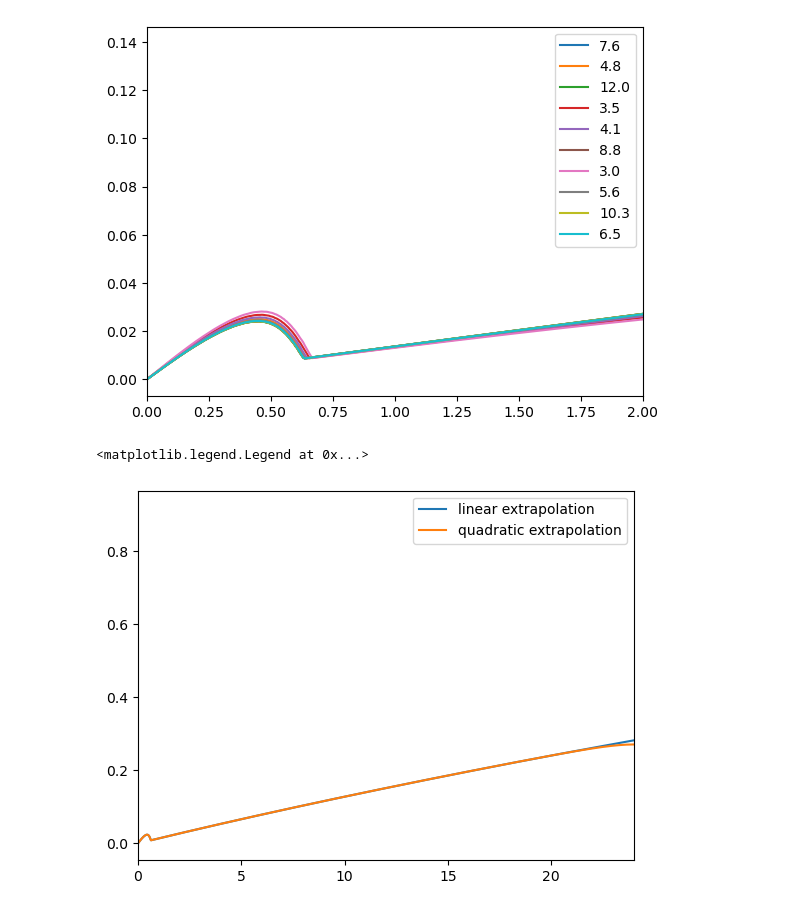
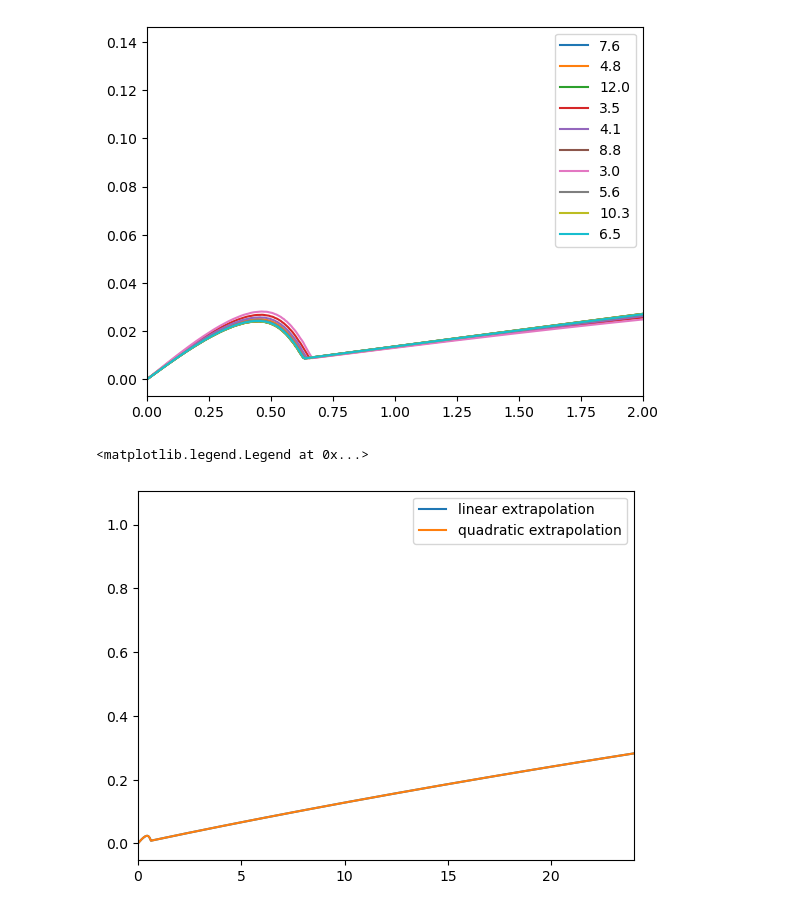
Before and after one commit to keiwanjamaly/sim, a Jupyter notebook: data-visualizer.ipynb, the cells around one changed output. Cells and saved outputs as stored; diff of their text form; code cells hidden in the pictures.

Commit message:
fist log grid approach

```diff
--- a/data-visualizer.ipynb
+++ b/data-visualizer.ipynb
@@ -5,11 +6,11 @@ import numpy as np
 # %%
-test_1_d = ["mu=0.0_T=0.3_sigmaMax=6.0_Lambda=1000.0_kir=0.0001_nGrid=1000_nFlavor=2_tolerance=1.000000e-12_d=1.hdf5",
-            "mu=0.0_T=0.3_sigmaMax=12.0_Lambda=1000.0_kir=0.0001_nGrid=2000_nFlavor=2_tolerance=1.000000e-12_d=1.hdf5",
-            "mu=0.0_T=0.3_sigmaMax=24.0_Lambda=1000.0_kir=0.0001_nGrid=4000_nFlavor=2_tolerance=1.000000e-12_d=1.hdf5"]
+test_2_d = ["mu=0.0_T=0.3_sigmaMax=6.116782006870797_Lambda=1000.0_kir=0.0001_nGrid=245_nFlavor=2_tolerance=1.000000e-12_d=2.hdf5",
+            "mu=0.0_T=0.3_sigmaMax=12.27675026156626_Lambda=1000.0_kir=0.0001_nGrid=293_nFlavor=2_tolerance=1.000000e-12_d=2.hdf5",
+            "mu=0.0_T=0.3_sigmaMax=1000.0285982977091_Lambda=1000.0_kir=0.0001_nGrid=33363_nFlavor=2_tolerance=1.000000e-12_d=2.hdf5"]
 
-test_2_d = ["mu=0.0_T=0.3_sigmaMax=6.0_Lambda=1000.0_kir=0.0001_nGrid=1000_nFlavor=2_tolerance=1.000000e-12_d=2.hdf5",
-            "mu=0.0_T=0.3_sigmaMax=12.0_Lambda=1000.0_kir=0.0001_nGrid=2000_nFlavor=2_tolerance=1.000000e-12_d=2.hdf5",
-            "mu=0.0_T=0.3_sigmaMax=24.0_Lambda=1000.0_kir=0.0001_nGrid=4000_nFlavor=2_tolerance=1.000000e-12_d=2.hdf5"]
+# test_2_d = ["mu=0.0_T=0.3_sigmaMax=6.0_Lambda=1000.0_kir=0.0001_nGrid=1000_nFlavor=2_tolerance=1.000000e-12_d=2.hdf5",
+#             "mu=0.0_T=0.3_sigmaMax=12.0_Lambda=1000.0_kir=0.0001_nGrid=2000_nFlavor=2_tolerance=1.000000e-12_d=2.hdf5",
+#             "mu=0.0_T=0.3_sigmaMax=24.0_Lambda=1000.0_kir=0.0001_nGrid=4000_nFlavor=2_tolerance=1.000000e-12_d=2.hdf5"]
 # %%
 for filename in test_1_d:
     with FlowData(filename) as f:
@@ -58,17 +58,17 @@ plt.xlim([0, 2])
 [figure]
 # %%
 comparison = "sigma_max_test/mu=0.0_T=0.3_sigmaMax=135.46317367731302_Lambda=1000.0_kir=0.0001_nGrid=22577_nFlavor=2_tolerance=1.000000e-12_d=2.hdf5"
-test = "mu=0.0_T=0.3_sigmaMax=24.0_Lambda=1000.0_kir=0.0001_nGrid=4000_nFlavor=2_tolerance=1.000000e-12_d=2.hdf5"
+test = "mu=0.0_T=0.3_sigmaMax=1000.0285982977091_Lambda=1000.0_kir=0.0001_nGrid=33363_nFlavor=2_tolerance=1.000000e-12_d=2.hdf5"
 with FlowData(comparison) as f:
     grid, max_Q = f.get_max_Q_of_x()
     plt.plot(grid, max_Q, label="linear extrapolation")
 
 with FlowData(test) as f:
     grid, max_Q = f.get_max_Q_of_x()
     plt.plot(grid, max_Q, label="quadratic extrapolation")
 
 plt.xlim([0, 24])
 plt.legend()
 # %% [output]
 <matplotlib.legend.Legend at 0x...>
-[figure, old version]
+[figure, new version]
```
Also changed, not shown: parts of 4 cells of this notebook, 2 other files.
